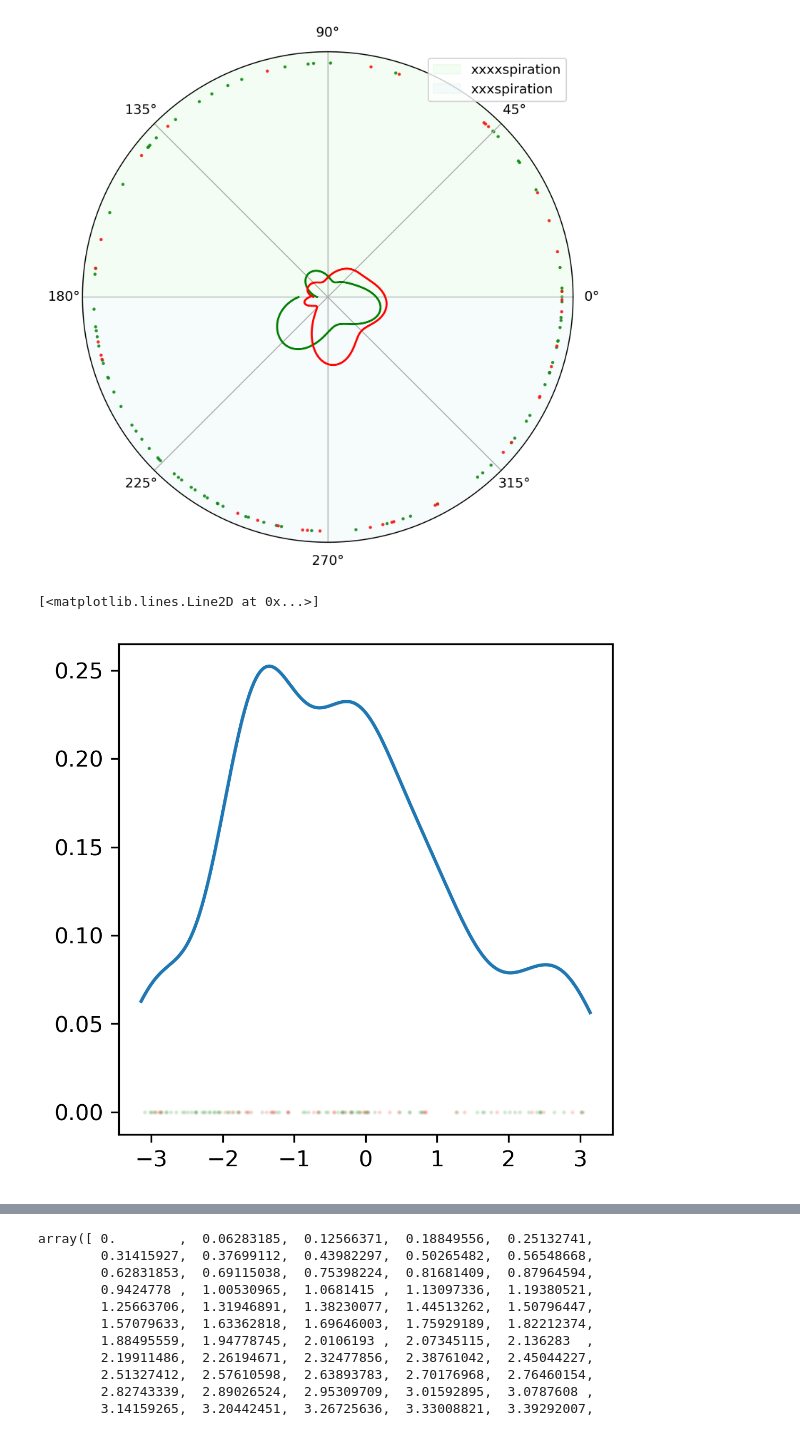
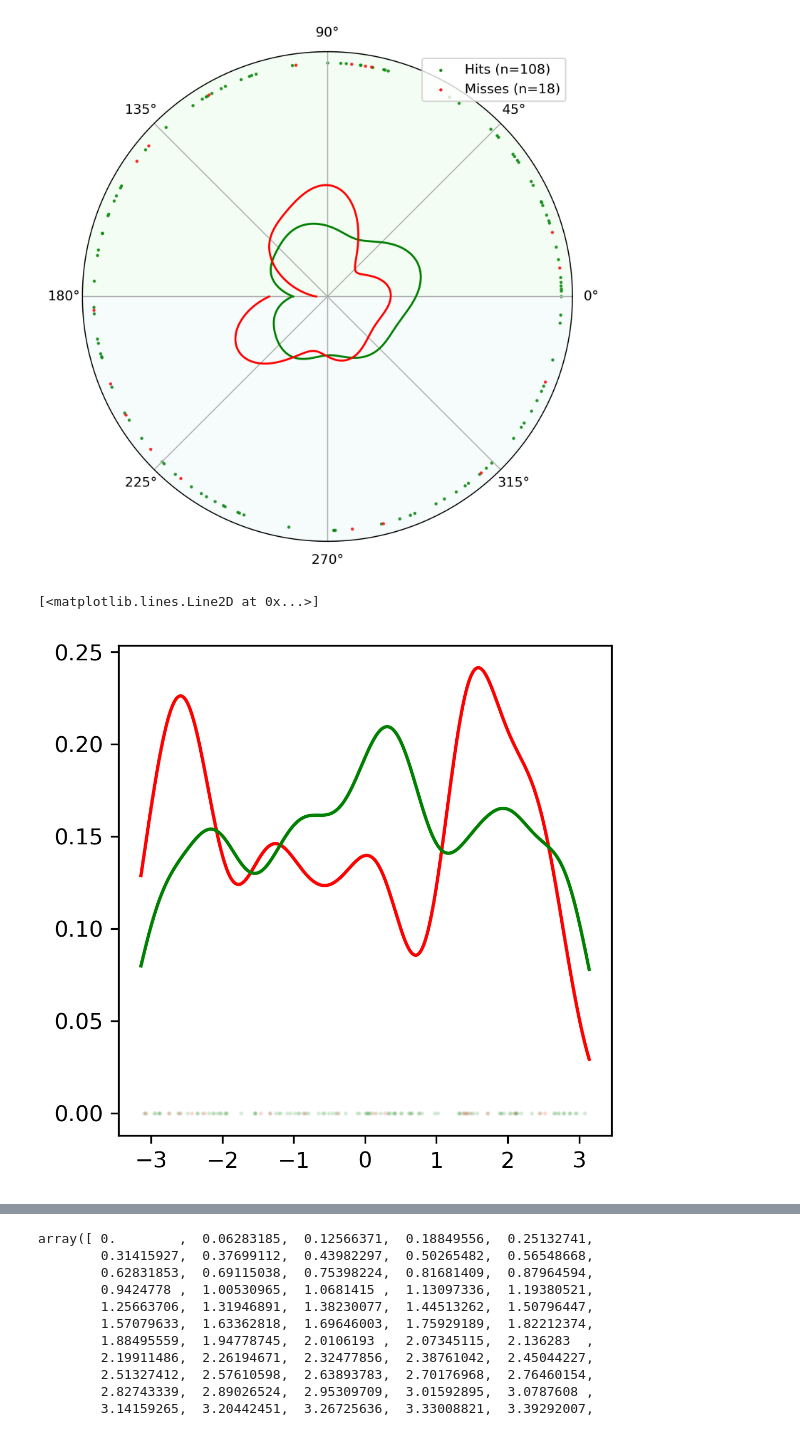
Before and after one commit to laurabpaulsen/brain_behaviour_respiration, a Jupyter notebook: src/sandbox.ipynb, the cells around one changed output, grey strips where cells are left out. Saved outputs shown, nothing was run; the diff lists cells and outputs as text; code cells hidden in the pictures.

```diff
--- a/src/sandbox.ipynb
+++ b/src/sandbox.ipynb
@@ -59,33 +61,38 @@ print(misses)
 fig, ax = plt.subplots(1, 1, figsize = (6,6), dpi = 300, subplot_kw={'projection': 'polar'})
 ax.set_rticks([])  # no radial ticks
 
-ax.scatter(hits["phase_angle"], [1]*len(hits), s = 2, alpha = 0.8, color = "green")
+ax.scatter(hits["phase_angle"], [0.5]*len(hits), s = 2, alpha = 0.8, color = "green", label = f"Hits (n={len(hits)})")
 
 density = gaussian_kde(hits["phase_angle"], bw_method=0.2)
-xs = np.linspace(-np.pi, np.pi, 200)
+xs = np.linspace(-np.pi, np.pi, 1000)
 ax.plot(xs, density(xs), color = "green")
 
-ax.scatter(misses["phase_angle"], [1]*len(misses), s = 2, alpha = 0.8, color = "red")
+ax.scatter(misses["phase_angle"], [0.5] * len(misses), s = 2, alpha = 0.8, color = "red", label = f"Misses (n={len(misses)})")
 try:
     density = gaussian_kde(misses["phase_angle"], bw_method=0.2)
-    xs = np.linspace(-np.pi, np.pi, 200)
+    xs = np.linspace(-np.pi, np.pi, 1000)
     ax.plot(xs, density(xs), color = "red")
 
 except:
     pass
-ax.axvspan(0, np.pi, color="lightgreen", alpha=0.1, label = "xxxxspiration")
-ax.axvspan(0, -np.pi, color="lightblue", alpha=0.1, label = "xxxspiration")
+ax.axvspan(0, np.pi, color="lightgreen", alpha=0.1)
+ax.axvspan(0, -np.pi, color="lightblue", alpha=0.1)
 
 ax.legend(loc = "upper right")
 plt.tight_layout()
 # %% [output]
-[figure, old version]
+[figure, new version]
 # %%
 fig, ax = plt.subplots(1, 1, figsize = (4,4), dpi = 300)
 ax.scatter(hits["phase_angle"], [0]*len(hits), s = 1, alpha = 0.1, color = "green")
 ax.scatter(misses["phase_angle"], [0]*len(misses), s = 1, alpha = 0.1, color = "red")
 
-ax.plot(np.linspace(-np.pi, np.pi, 200), density(xs))
+
+density = gaussian_kde(misses["phase_angle"], bw_method=0.2)
+ax.plot(np.linspace(-np.pi, np.pi, 1000), density(xs), label ="Misses", color = "red")
+
+density = gaussian_kde(hits["phase_angle"], bw_method=0.2)
+ax.plot(np.linspace(-np.pi, np.pi, 1000), density(xs), label ="Hits", color = "green")
 # %% [output]
 [<matplotlib.lines.Line2D at 0x...>]
-[figure, old version]
+[figure, new version]
```
Also changed, not shown: parts of 4 cells of this notebook, 4 other files.
